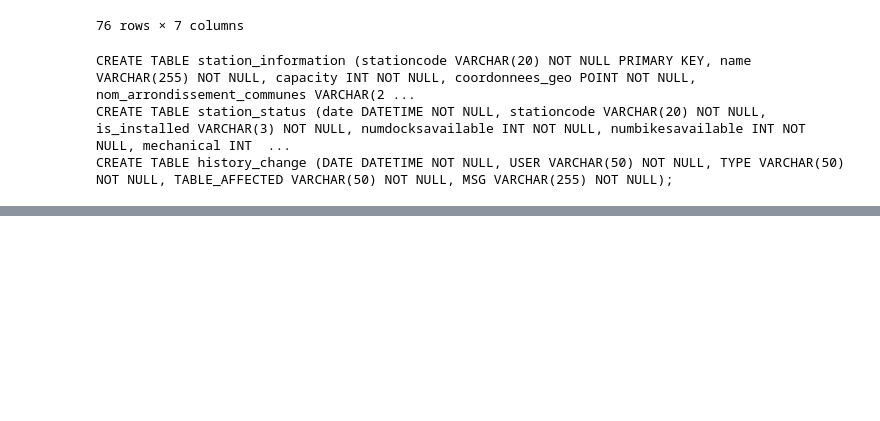
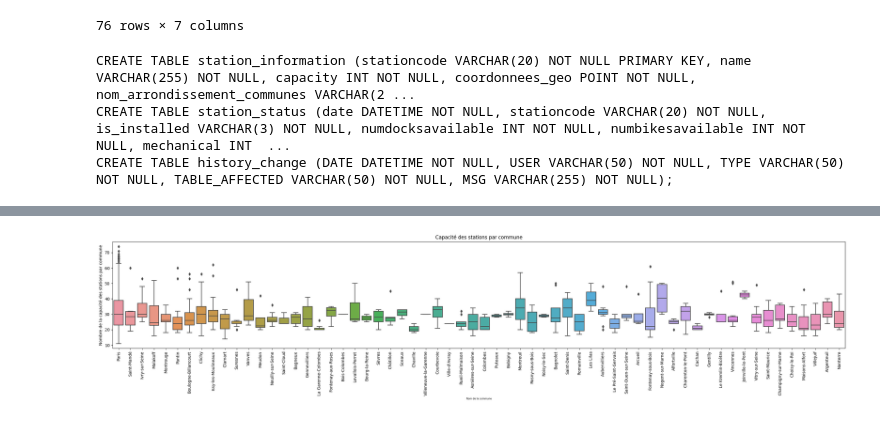
Before and after one commit to WinteruOfficiel/SAE2.04-EXPLOBDD, a Jupyter notebook: analysePython/pyanalyse.ipynb, the cells around one changed output, grey strips where cells are left out. Saved outputs shown, nothing was run; the diff lists cells and outputs as text; code cells hidden in the pictures; blank space fills up the shorter version.

```diff
--- a/analysePython/pyanalyse.ipynb
+++ b/analysePython/pyanalyse.ipynb
@@ -189,0 +525,16 @@ CREATE TABLE history_change (DATE DATETIME NOT NULL, USER VARCHAR(50) NOT NULL,
+# %%
+import seaborn as sns
+# data colonnes : 	stationcode	name	capacity	coordonnees_geo	nom_arrondissement_communes	remplissage_moyen	docks_disponibles	velos_disponibles	velos_mecaniques_disponibles	velos_electriques_disponibles
+data2 = data.copy(deep=True)
+
+# Création de la boîte à moustaches
+plt.figure(figsize=(26, 6))
+sns.boxplot(x='nom_arrondissement_communes', y='capacity', data=data2)
+plt.xlabel('Nom de la commune', fontsize=6 )
+plt.ylabel('Nombre de la capacité des stations par commune')
+plt.title('Capacité des stations par commune')
+plt.xticks(rotation=90)  # Rotation des étiquettes sur l'axe des x pour une meilleure lisibilité
+plt.tight_layout()  # Ajustement automatique de la disposition du graphique
+plt.show()
+# %% [output]
+[figure, added]
```
Also changed, not shown: parts of 14 cells of this notebook, 3 other files.
